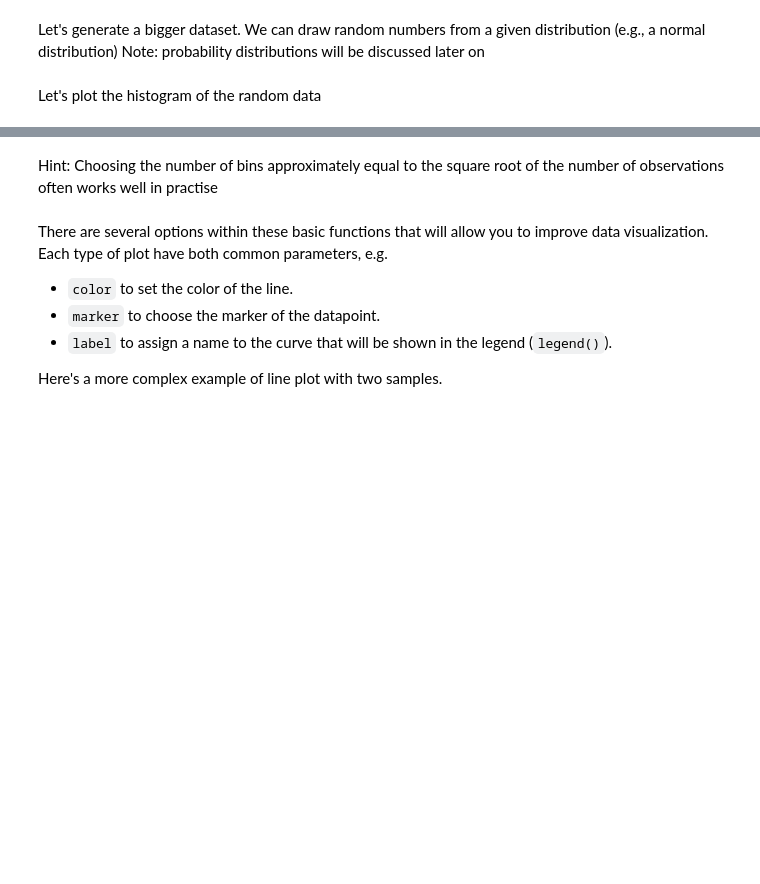
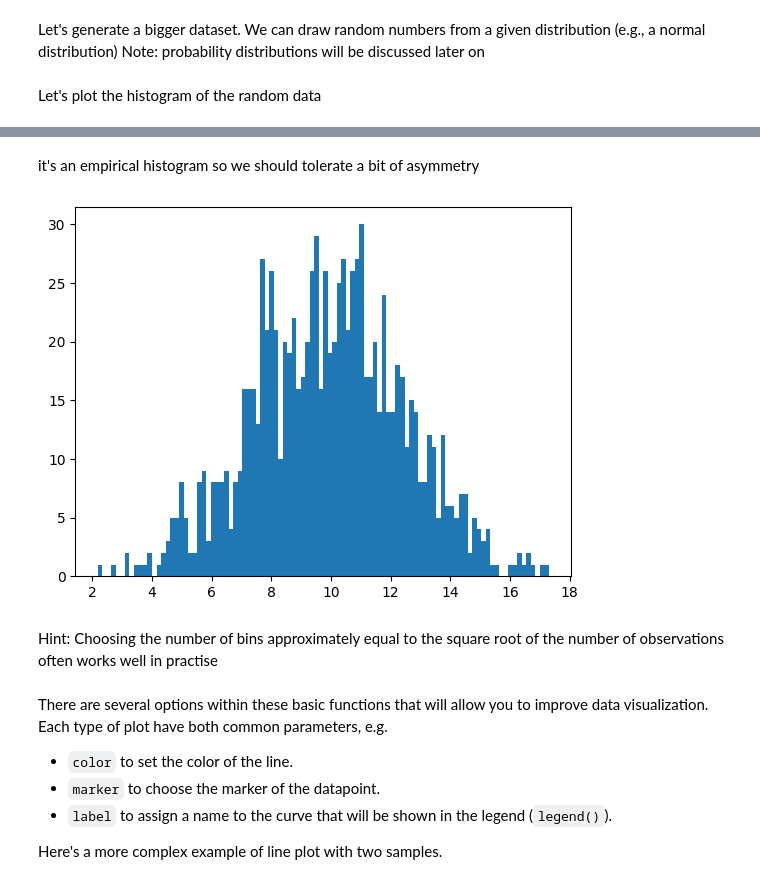
Before and after one commit to Cimap-dev/Quality-data-analysis, a Jupyter notebook: recitations/0_Python demo/python_demo.ipynb, the cells around one changed output, grey strips where cells are left out. Saved outputs shown, nothing was run; the diff lists cells and outputs as text; code cells hidden in the pictures; blank space fills up the shorter version.

```diff
--- a/recitations/0_Python demo/python_demo.ipynb
+++ b/recitations/0_Python demo/python_demo.ipynb
@@ -185,9 +229,13 @@ plt.show()
+# %% [markdown]
+it's an empirical histogram so we should tolerate a bit of asymmetry
 # %%
 # Create a histogram with a given number of bins
-plt.hist(y,bins=20)
+plt.hist(y,bins=100)
 
 # Show the plot
 plt.show()
+# %% [output]
+[figure, added]
 # %% [markdown]
 Hint: Choosing the number of bins approximately equal to the square root of the number of observations often works well in practise
 # %% [markdown]
```
Also changed, not shown: parts of 21 cells of this notebook, 3 other files.
